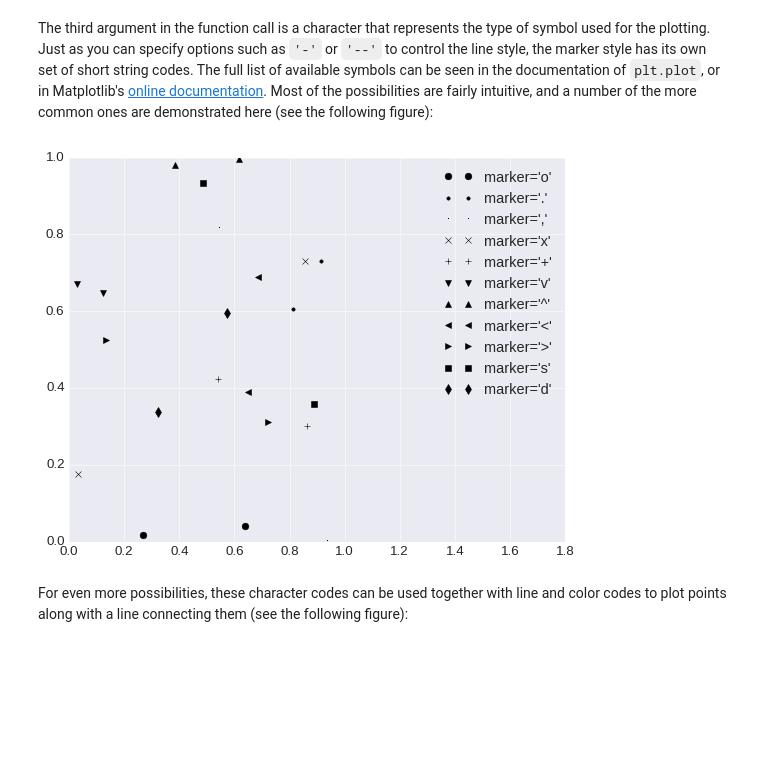
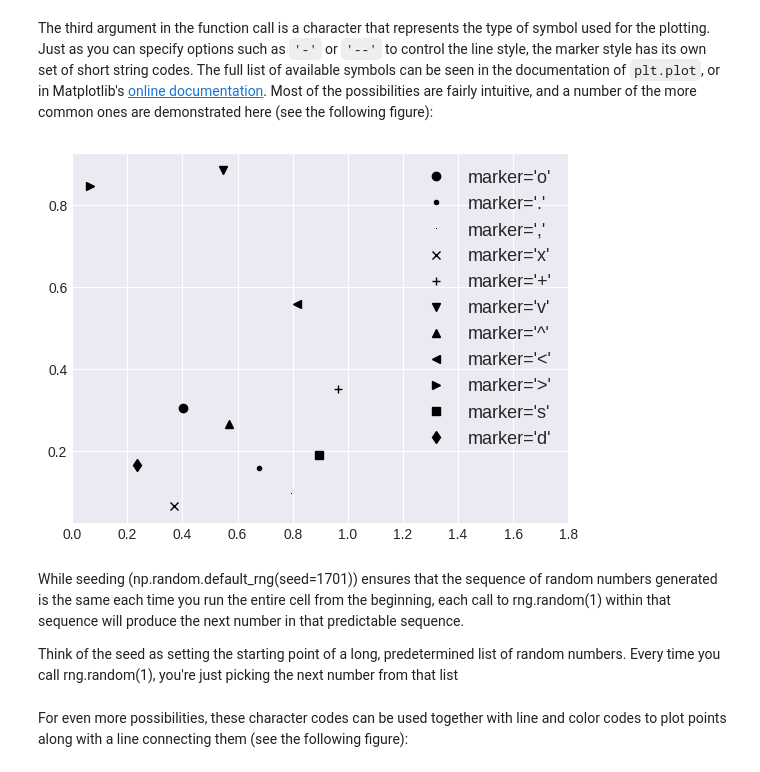
Before and after one commit to bertramwooster/PythonDataScienceHandbook, a Jupyter notebook: notebooks/04.02-Simple-Scatter-Plots.ipynb, the cells around one changed output. Saved outputs shown, nothing was run; the diff lists cells and outputs as text; code cells hidden in the pictures; blank space fills up the shorter version.

```diff
--- a/notebooks/04.02-Simple-Scatter-Plots.ipynb
+++ b/notebooks/04.02-Simple-Scatter-Plots.ipynb
@@ -46,14 +46,18 @@ plt.plot(x, y, 'o', color='black');
 # %% [markdown]
 The third argument in the function call is a character that represents the type of symbol used for the plotting. Just as you can specify options such as `'-'` or `'--'` to control the line style, the marker style has its own set of short string codes. The full list of available symbols can be seen in the documentation of `plt.plot`, or in Matplotlib's [online documentation](https://matplotlib.org/stable/api/_as_gen/matplotlib.markers.MarkerStyle.html). Most of the possibilities are fairly intuitive, and a number of the more common ones are demonstrated here (see the following figure):
 # %%
-rng = np.random.default_rng(0)
+rng = np.random.default_rng(seed = 1701)
 for marker in ['o', '.', ',', 'x', '+', 'v', '^', '<', '>', 's', 'd']:
-    plt.plot(rng.random(2), rng.random(2), marker, color='black',
+    plt.plot(rng.random(1), rng.random(1), marker, color='black',
              label= f"marker='{marker}'")
-plt.legend(numpoints=2, fontsize=13)
+plt.legend(numpoints=1, fontsize=13)
 plt.xlim(0, 1.8);
 # %% [output]
-[figure, old version]
+[figure, new version]
+# %% [markdown]
+While seeding (np.random.default_rng(seed=1701)) ensures that the sequence of random numbers generated is the same each time you run the entire cell from the beginning, each call to rng.random(1) within that sequence will produce the next number in that predictable sequence.
+
+Think of the seed as setting the starting point of a long, predetermined list of random numbers. Every time you call rng.random(1), you're just picking the next number from that list
 # %% [markdown]
 For even more possibilities, these character codes can be used together with line and color codes to plot points along with a line connecting them (see the following figure):
 # %%
```
Also changed, not shown: parts of 7 cells of this notebook.
